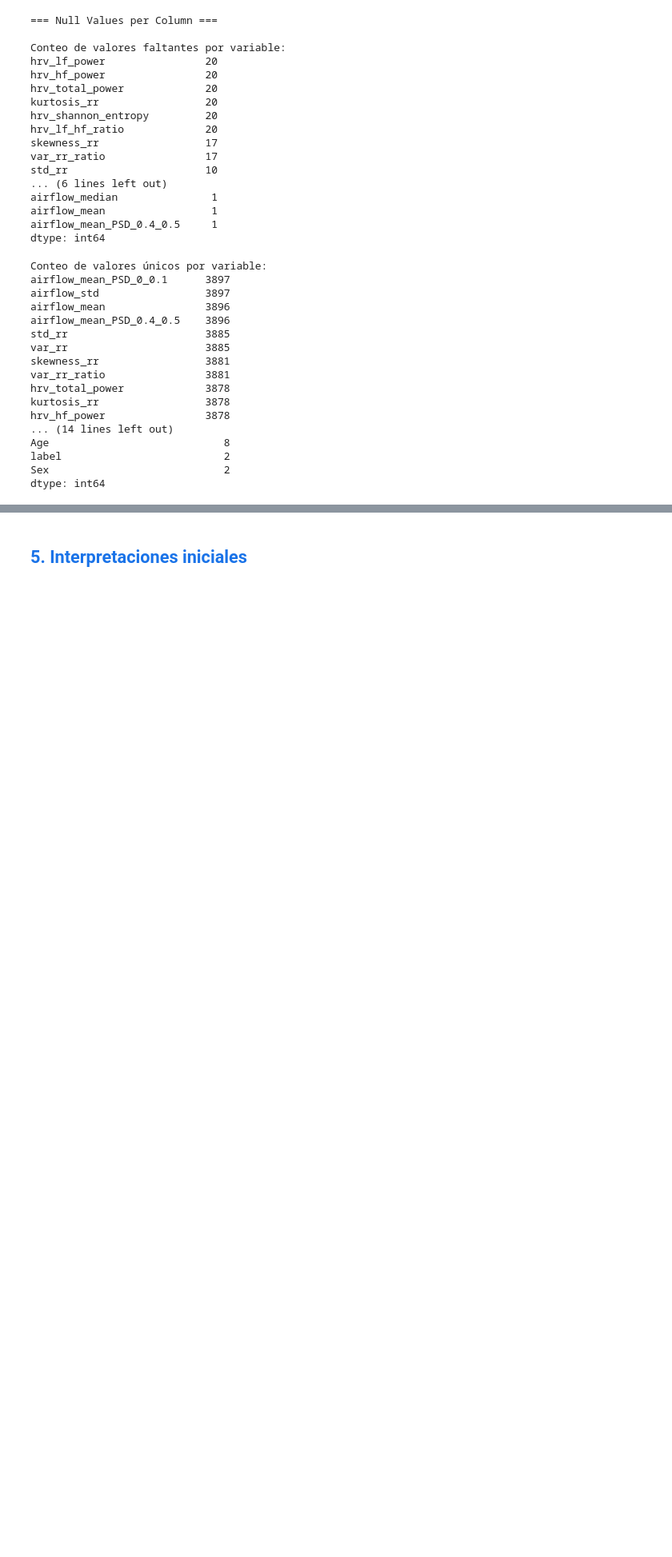
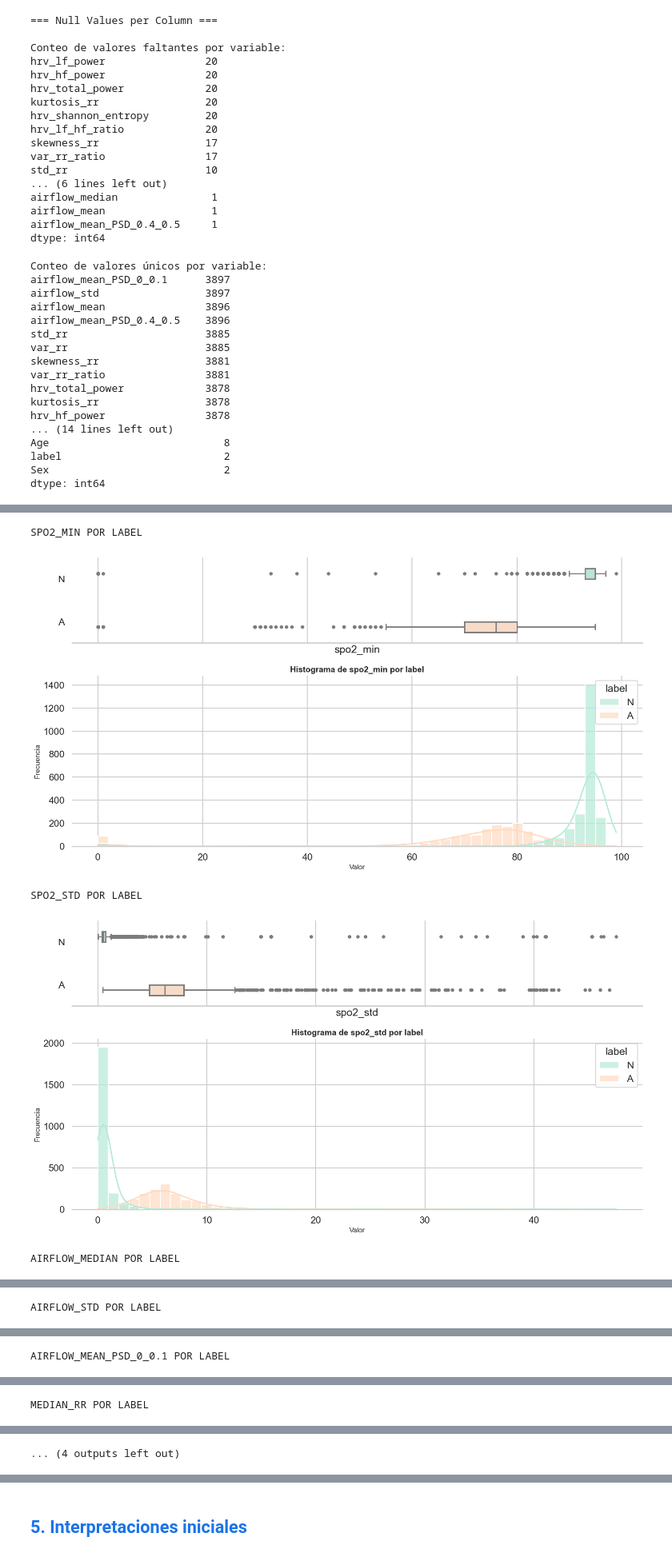
Before and after one commit to NatalyRodriguez06/Fundamentos-de-Ciencia-de-datos, a Jupyter notebook: sesiones_practicas/sc_1_Nataly_Rodriguez_Atehortua.ipynb, the cells around one changed output, grey strips where cells are left out. Shown at 80% size. Drawn from its saved outputs; the diff is of its cells as text; code cells hidden in the pictures; blank space fills up the shorter version.

```diff
--- a/sesiones_practicas/sc_1_Nataly_Rodriguez_Atehortua.ipynb
+++ b/sesiones_practicas/sc_1_Nataly_Rodriguez_Atehortua.ipynb
@@ -274,0 +402,26 @@ dtype: int64
+# %%
+variables_clave = ['spo2_min', 'spo2_std','airflow_median', 'airflow_std', 'airflow_mean_PSD_0_0.1','median_rr', 'var_rr','rmssd']
+
+#Color seleccionado para cada variable
+color_palette = [
+    "#A7C7E7",  # Light blue
+    "#B5EAD7",  # Mint
+    "#FFDAC1",  # Soft peach
+    "#C7CEEA",  # Lavender
+    "#F9E2AE",  # Pastel yellow
+    "#FFC4D6",  # Light pink
+    "#D5AAFF",  # Soft purple
+    "#A8E6CF"   # Pastel green
+]
+
+
+# Genera subplots para cada variable
+for i, col in enumerate(variables_clave):
+
+    plot_variable_by_group(df, col,'label')
+# %% [output]
+SPO2_MIN POR LABEL
+[figure, added]
+SPO2_STD POR LABEL
+[figure, added]
+AIRFLOW_MEDIAN POR LABEL
@@ -274,0 +429 @@ dtype: int64
+AIRFLOW_STD POR LABEL
@@ -274,0 +431 @@ dtype: int64
+AIRFLOW_MEAN_PSD_0_0.1 POR LABEL
@@ -274,0 +433 @@ dtype: int64
+MEDIAN_RR POR LABEL
@@ -274,0 +435 @@ dtype: int64
+... (4 outputs left out)
```
Also changed, not shown: parts of 21 cells of this notebook.
